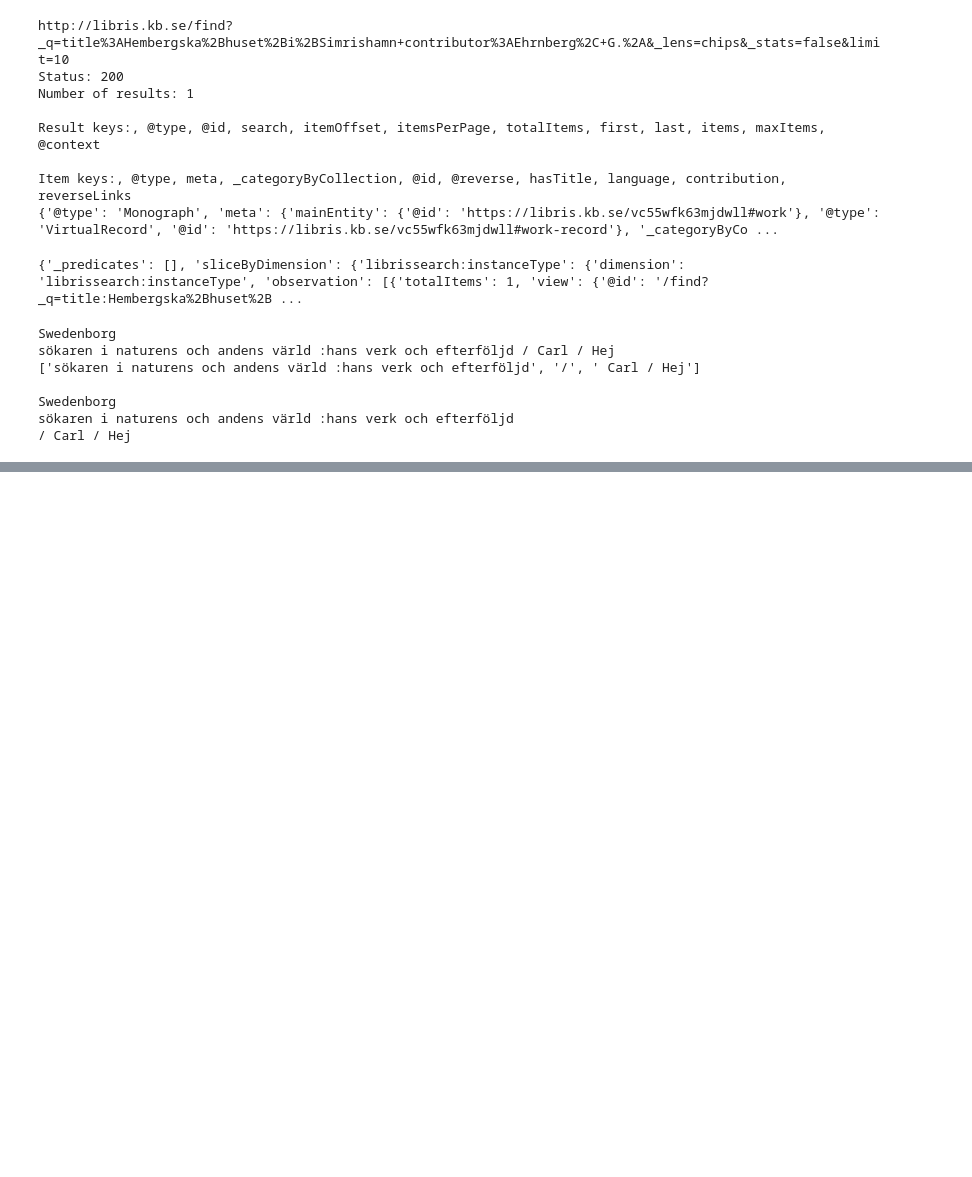
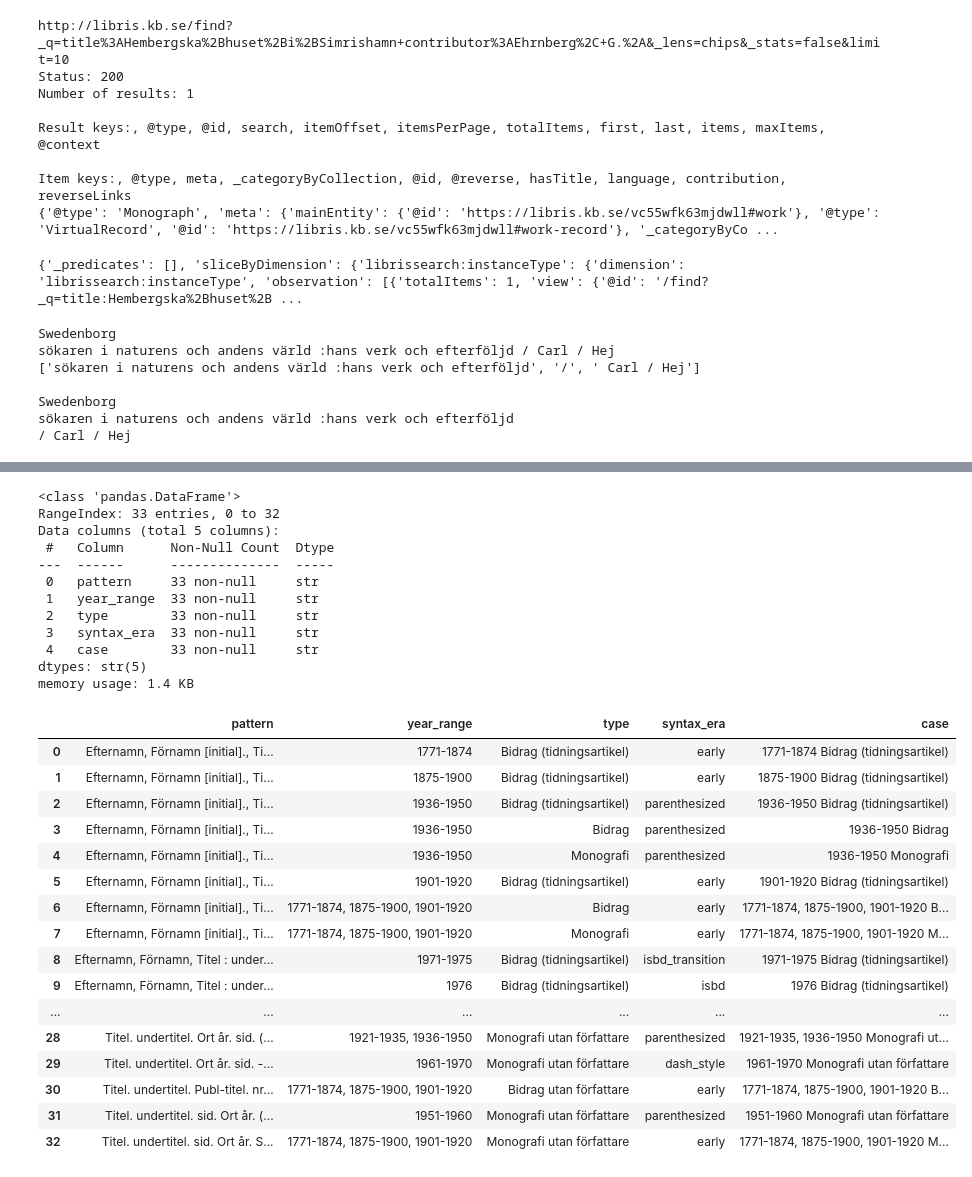
Before and after one commit to libris/librisxl, a Jupyter notebook: whelktool/scripts/dataimports/shb/analyze_shb.ipynb, the cells around one changed output, grey strips where cells are left out. Saved outputs shown, nothing was run; the diff lists cells and outputs as text; code cells hidden in the pictures; blank space fills up the shorter version.

Commit message:
Generate tests from patterns

```diff
--- a/whelktool/scripts/dataimports/shb/analyze_shb.ipynb
+++ b/whelktool/scripts/dataimports/shb/analyze_shb.ipynb
@@ -358,3 +397,10 @@ sökaren i naturens och andens värld :hans verk och efterföljd / Carl / Hej
 Swedenborg
 sökaren i naturens och andens värld :hans verk och efterföljd
 / Carl / Hej
+# %%
+csv_file = f"{home}/code/libris/repositories/librisxl/whelktool/scripts/dataimports/shb/data/mönster per materialtyp_rows.tsv"
+patterns = pd.read_csv(csv_file, sep="\t", header=None, names=["year_range", "type", "pattern"])
+patterns["pattern"] = patterns["pattern"].str.strip().str.replace(r"\s+", " ", regex=True)
+
+patterns.info()
+patterns.head(2)
@@ -360,0 +421,50 @@ sökaren i naturens och andens värld :hans verk och efterföljd
+# %%
+SYNTAX_ERAS = {
+    "1771-1874": "early",
+    "1875-1900": "early",
+    "1901-1920": "early",
+    "1921-1935": "parenthesized",  # Serietillhörighet och källpublikation anges inom parentes. Sidor anges efter Ort/år
+    "1936-1950": "parenthesized",  # -||- . -||-
+    "1951-1960": "parenthesized", # Serietillhörighet och källpublikation anges inom parentes. Sidor anges före Ort/år
+    "1961-1970": "dash_style", # Serietillhörighet och källpublikation anges efter ". -". Sidor anges efter Ort/år
+    "1971-1975": "isbd_transition", # Kolon ":" mellan huvudtitel och undertitel. Serietillhörighet anges inom parentes efter ". -". Bidrag: Källpublikation anges efter ". - I: "
+    "1976": "isbd", # -||- ". - " anges före nytt avsnitt (utgivning, omfång, serietillhörighet). -||- . -||- . ISSN anges
+}
+
+patterns["syntax_era"] = patterns["year_range"].map(SYNTAX_ERAS)
+# %%
+unique_patterns = patterns.groupby(["pattern", "syntax_era"], as_index = False).agg({'year_range': ', '.join, 'type': 'first', 'syntax_era': 'first'})
+unique_patterns["case"] = unique_patterns["year_range"] + " " + unique_patterns["type"]
+
+unique_patterns.info()
+unique_patterns.head(50)
+# %% [output]
+<class 'pandas.DataFrame'>
+RangeIndex: 33 entries, 0 to 32
+Data columns (total 5 columns):
+ #   Column      Non-Null Count  Dtype
+---  ------      --------------  -----
+ 0   pattern     33 non-null     str
+ 1   year_range  33 non-null     str
+ 2   type        33 non-null     str
+ 3   syntax_era  33 non-null     str
+ 4   case        33 non-null     str
+dtypes: str(5)
+memory usage: 1.4 KB
+|  | pattern | year_range | type | syntax_era | case |
+| 0 | Efternamn, Förnamn [initial]., Ti... | 1771-1874 | Bidrag (tidningsartikel) | early | 1771-1874 Bidrag (tidningsartikel) |
+| 1 | Efternamn, Förnamn [initial]., Ti... | 1875-1900 | Bidrag (tidningsartikel) | early | 1875-1900 Bidrag (tidningsartikel) |
+| 2 | Efternamn, Förnamn [initial]., Ti... | 1936-1950 | Bidrag (tidningsartikel) | parenthesized | 1936-1950 Bidrag (tidningsartikel) |
+| 3 | Efternamn, Förnamn [initial]., Ti... | 1936-1950 | Bidrag | parenthesized | 1936-1950 Bidrag |
+| 4 | Efternamn, Förnamn [initial]., Ti... | 1936-1950 | Monografi | parenthesized | 1936-1950 Monografi |
+| 5 | Efternamn, Förnamn [initial]., Ti... | 1901-1920 | Bidrag (tidningsartikel) | early | 1901-1920 Bidrag (tidningsartikel) |
+| 6 | Efternamn, Förnamn [initial]., Ti... | 1771-1874, 1875-1900, 1901-1920 | Bidrag | early | 1771-1874, 1875-1900, 1901-1920 B... |
+| 7 | Efternamn, Förnamn [initial]., Ti... | 1771-1874, 1875-1900, 1901-1920 | Monografi | early | 1771-1874, 1875-1900, 1901-1920 M... |
+| 8 | Efternamn, Förnamn, Titel : under... | 1971-1975 | Bidrag (tidningsartikel) | isbd_transition | 1971-1975 Bidrag (tidningsartikel) |
+| 9 | Efternamn, Förnamn, Titel : under... | 1976 | Bidrag (tidningsartikel) | isbd | 1976 Bidrag (tidningsartikel) |
+| ... | ... | ... | ... | ... | ... |
+| 28 | Titel. undertitel. Ort år. sid. (... | 1921-1935, 1936-1950 | Monografi utan författare | parenthesized | 1921-1935, 1936-1950 Monografi ut... |
+| 29 | Titel. undertitel. Ort år. sid. -... | 1961-1970 | Monografi utan författare | dash_style | 1961-1970 Monografi utan författare |
+| 30 | Titel. undertitel. Publ-titel. nr... | 1771-1874, 1875-1900, 1901-1920 | Bidrag utan författare | early | 1771-1874, 1875-1900, 1901-1920 B... |
+| 31 | Titel. undertitel. sid. Ort år. (... | 1951-1960 | Monografi utan författare | parenthesized | 1951-1960 Monografi utan författare |
+| 32 | Titel. undertitel. sid. Ort år. S... | 1771-1874, 1875-1900, 1901-1920 | Monografi utan författare | early | 1771-1874, 1875-1900, 1901-1920 M... |
```
Also changed, not shown: parts of 9 cells of this notebook.
